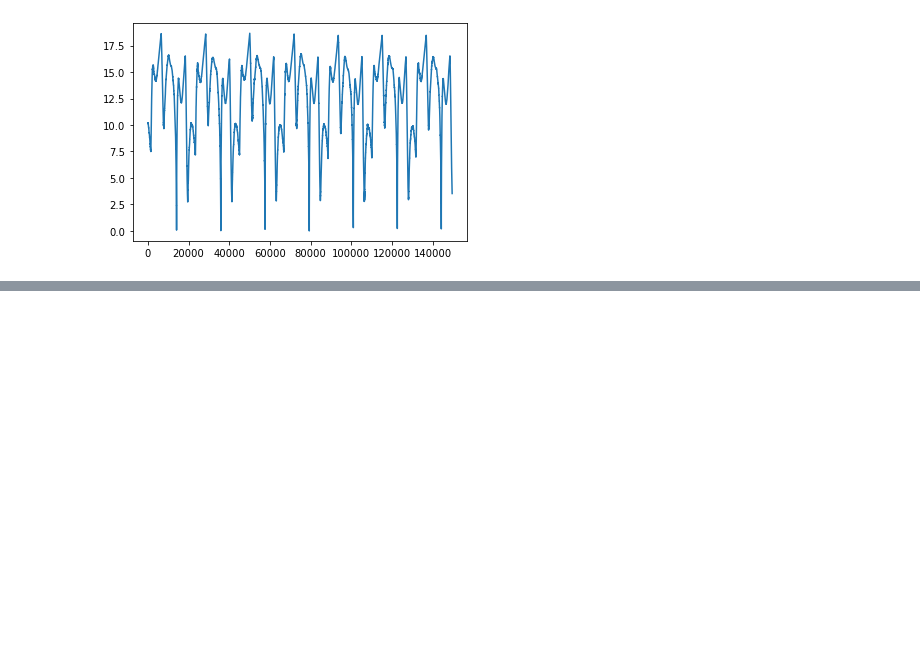
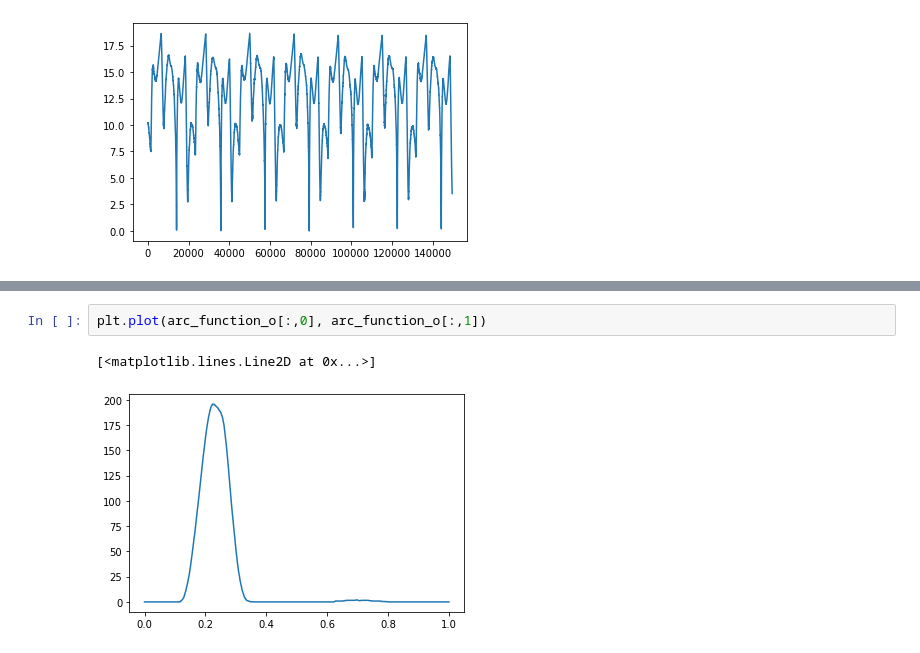
Before and after one commit to ge96rox/MLCMS05, a Jupyter notebook: task5.ipynb, the cells around one changed output, grey strips where cells are left out. Drawn from its saved outputs; the diff is of its cells as text; blank space fills up the shorter version.

```diff
--- a/task5.ipynb
+++ b/task5.ipynb
@@ -82,0 +95,5 @@ plt.plot(v_field[:,0], v_field[:,1])
+# %%
+plt.plot(arc_function_o[:,0], arc_function_o[:,1])
+# %% [output]
+[<matplotlib.lines.Line2D at 0x...>]
+[figure, added]
```
Also changed, not shown: parts of 5 cells of this notebook, 1 other file.
